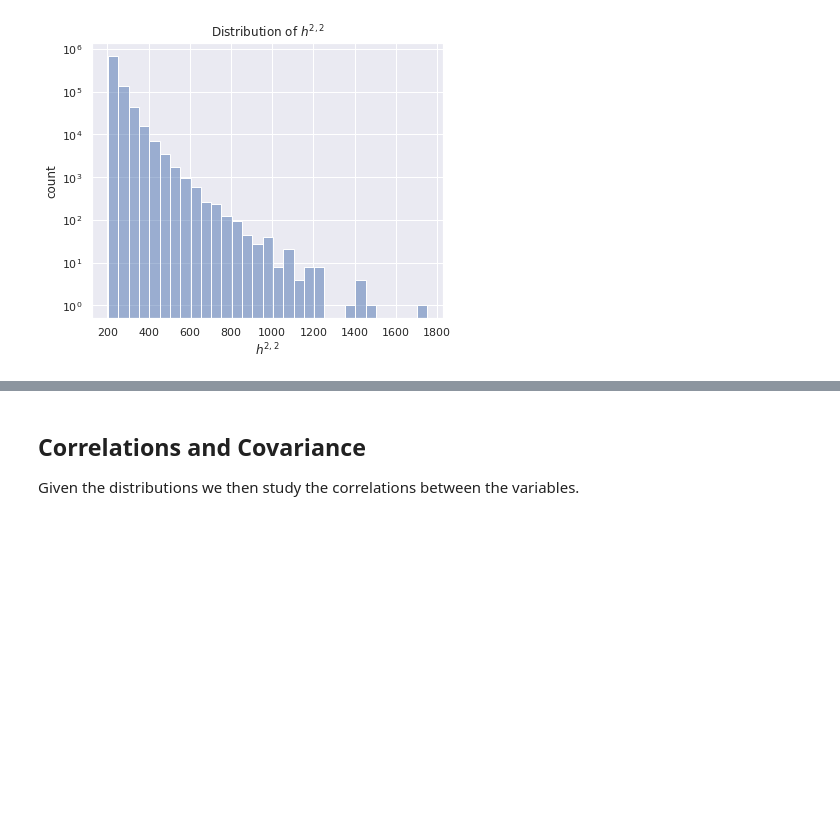
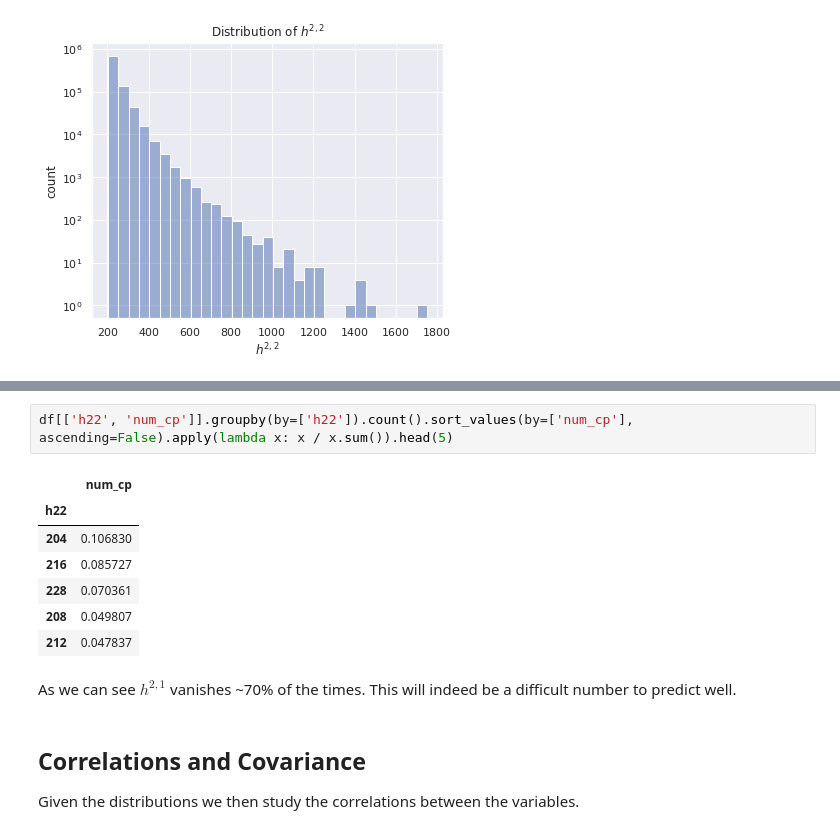
Before and after one commit to thesfinox/ml-cicy-4folds, a Jupyter notebook: cicy4_eda.ipynb, the cells around one changed output, grey strips where cells are left out. Drawn from its saved outputs; the diff is of its cells as text; blank space fills up the shorter version.

```diff
--- a/cicy4_eda.ipynb
+++ b/cicy4_eda.ipynb
@@ -231,3 +237,16 @@ savefig('distr_h22', fig, show=True)
+# %%
+df[['h22', 'num_cp']].groupby(by=['h22']).count().sort_values(by=['num_cp'], ascending=False).apply(lambda x: x / x.sum()).head(5)
+# %% [output]
+|  | num_cp |
+| h22 |  |
+| 204 | 0.106830 |
+| 216 | 0.085727 |
+| 228 | 0.070361 |
+| 208 | 0.049807 |
+| 212 | 0.047837 |
+# %% [markdown]
+As we can see $h^{2,1}$ vanishes ~70% of the times.
+This will indeed be a difficult number to predict well.
 # %% [markdown]
 ## Correlations and Covariance
 
```
Also changed, not shown: parts of 13 cells of this notebook, 11 other files.
